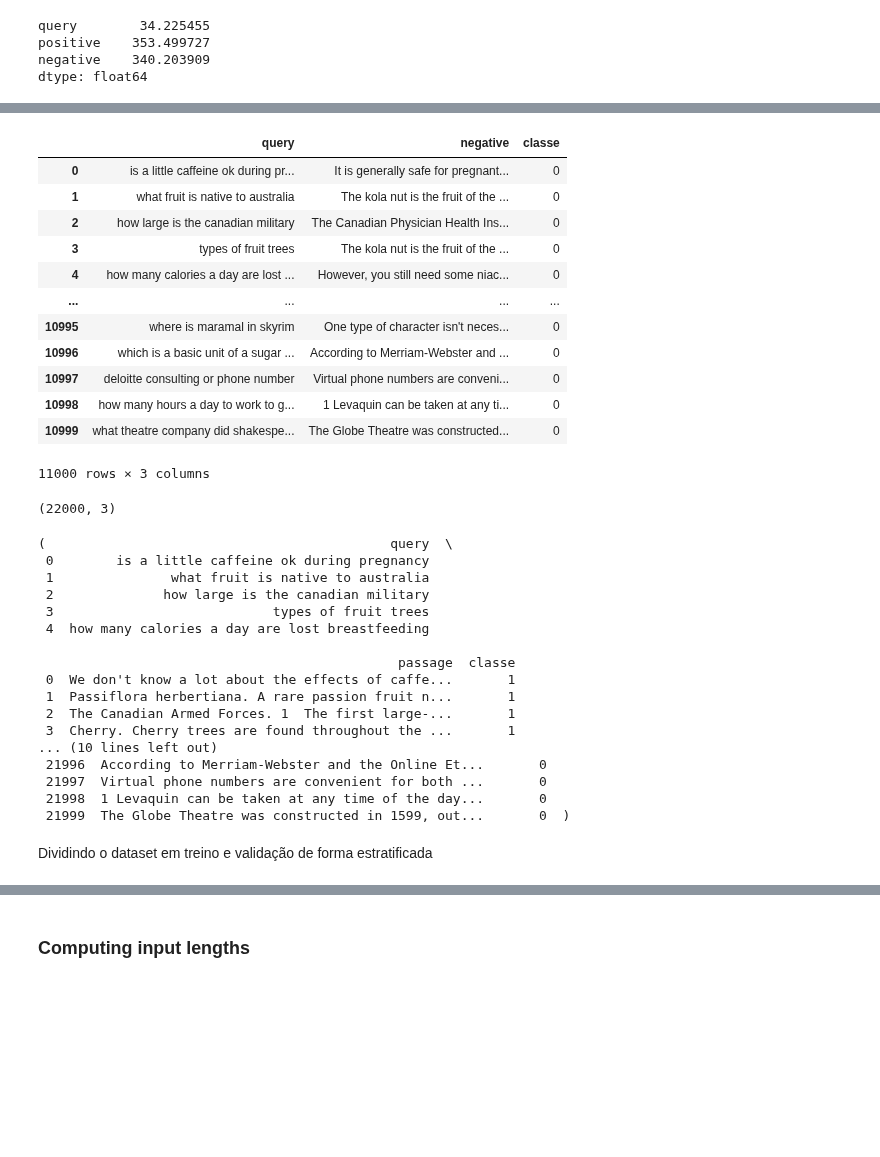
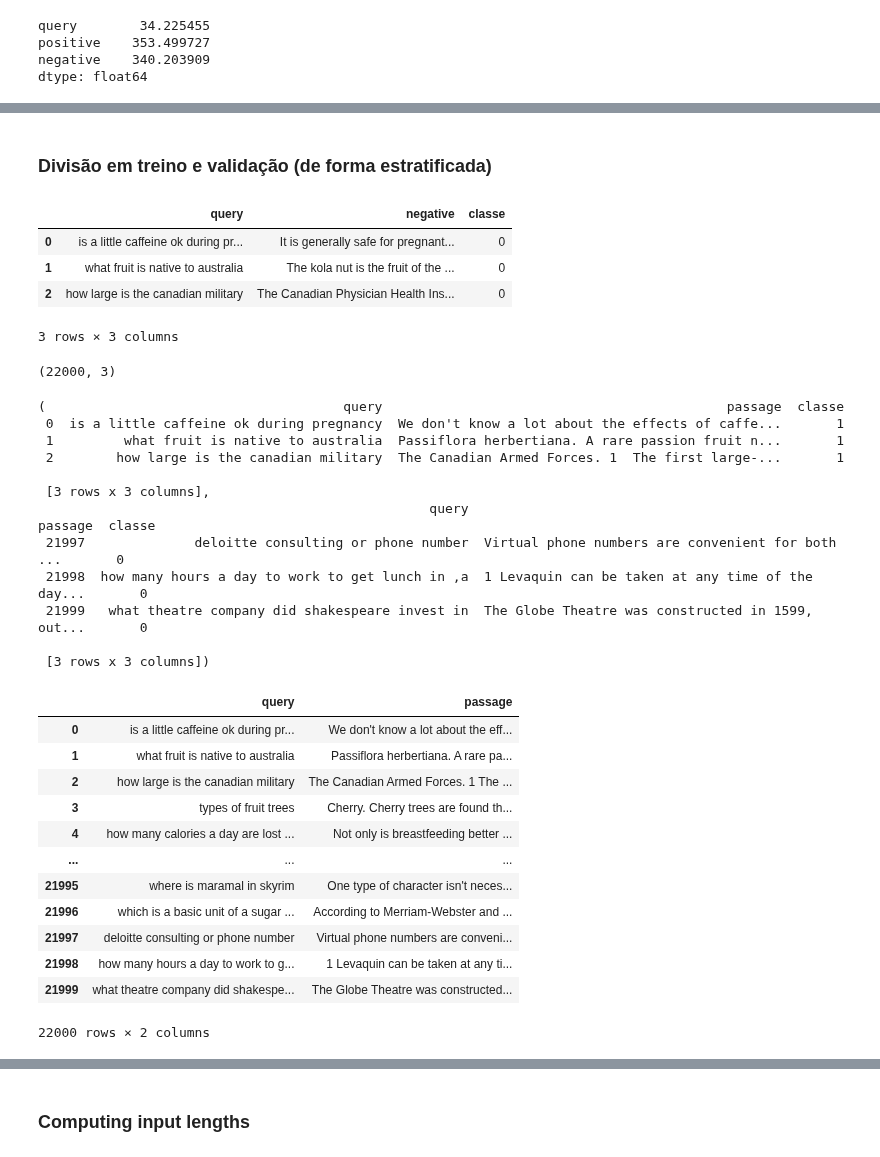
Before and after one commit to marcusborela/deep_learning_em_buscas_unicamp, a Jupyter notebook: code/aula_2_classificacao_de_texto_e_reranqueador.ipynb, the cells around one changed output, grey strips where cells are left out. Saved outputs shown, nothing was run; the diff lists cells and outputs as text; code cells hidden in the pictures; blank space fills up the shorter version.

```diff
--- a/code/aula_2_classificacao_de_texto_e_reranqueador.ipynb
+++ b/code/aula_2_classificacao_de_texto_e_reranqueador.ipynb
@@ -1215,53 +1241,40 @@ df.head()
+# %% [markdown]
+### Divisão em treino e validação (de forma estratificada)
 # %%
 df_data = pd.DataFrame()
 # %%
 df_data['query']=df['query']
 df_data['passage']=df['positive']
 df_data['classe']=1
+# %%
+df[['query','negative']].assign(classe=0).head(3)
+# %% [output]
+|  | query | negative | classe |
+| 0 | is a little caffeine ok during pr... | It is generally safe for pregnant... | 0 |
+| 1 | what fruit is native to australia | The kola nut is the fruit of the ... | 0 |
+| 2 | how large is the canadian military | The Canadian Physician Health Ins... | 0 |
+3 rows × 3 columns
 # %%
 df_data = df_data.append(df[['query','negative']].rename(columns={'negative': 'passage'}).assign(classe=0), ignore_index=True)
-# %%
-df[['query','negative']].assign(classe=0)
-# %% [output]
-|  | query | negative | classe |
-| 0 | is a little caffeine ok during pr... | It is generally safe for pregnant... | 0 |
-| 1 | what fruit is native to australia | The kola nut is the fruit of the ... | 0 |
-| 2 | how large is the canadian military | The Canadian Physician Health Ins... | 0 |
-| 3 | types of fruit trees | The kola nut is the fruit of the ... | 0 |
-| 4 | how many calories a day are lost ... | However, you still need some niac... | 0 |
-| ... | ... | ... | ... |
-| 10995 | where is maramal in skyrim | One type of character isn't neces... | 0 |
-| 10996 | which is a basic unit of a sugar ... | According to Merriam-Webster and ... | 0 |
-| 10997 | deloitte consulting or phone number | Virtual phone numbers are conveni... | 0 |
-| 10998 | how many hours a day to work to g... | 1 Levaquin can be taken at any ti... | 0 |
-| 10999 | what theatre company did shakespe... | The Globe Theatre was constructed... | 0 |
-11000 rows × 3 columns
 # %%
 df_data.shape
 # %% [output]
 (22000, 3)
 # %%
-df_data.head(), df_data.tail()
+df_data.head(3), df_data.tail(3)
 # %% [output]
-(                                            query  \
- 0        is a little caffeine ok during pregnancy
- 1               what fruit is native to australia
- 2              how large is the canadian military
- 3                            types of fruit trees
- 4  how many calories a day are lost breastfeeding
+(                                      query                                            passage  classe
+ 0  is a little caffeine ok during pregnancy  We don't know a lot about the effects of caffe...       1
+ 1         what fruit is native to australia  Passiflora herbertiana. A rare passion fruit n...       1
+ 2        how large is the canadian military  The Canadian Armed Forces. 1  The first large-...       1
 
-                                              passage  classe
- 0  We don't know a lot about the effects of caffe...       1
- 1  Passiflora herbertiana. A rare passion fruit n...       1
- 2  The Canadian Armed Forces. 1  The first large-...       1
- 3  Cherry. Cherry trees are found throughout the ...       1
-... (10 lines left out)
- 21996  According to Merriam-Webster and the Online Et...       0
- 21997  Virtual phone numbers are convenient for both ...       0
- 21998  1 Levaquin can be taken at any time of the day...       0
- 21999  The Globe Theatre was constructed in 1599, out...       0  )
+ [3 rows x 3 columns],
+                                                  query                                            passage  classe
+ 21997              deloitte consulting or phone number  Virtual phone numbers are convenient for both ...       0
+ 21998  how many hours a day to work to get lunch in ,a  1 Levaquin can be taken at any time of the day...       0
+ 21999   what theatre company did shakespeare invest in  The Globe Theatre was constructed in 1599, out...       0
+
+ [3 rows x 3 columns])
-# %% [markdown]
-Dividindo o dataset em treino e validação de forma estratificada
 # %%
 from sklearn.model_selection import train_test_split
 # %%
@@ -1268,0 +1282,16 @@ hparam['percent_test_size'] = .15 #@param [.10, .15, .20] {type:'raw')
+# %%
+df_data[['query','passage']]
+# %% [output]
+|  | query | passage |
+| 0 | is a little caffeine ok during pr... | We don't know a lot about the eff... |
+| 1 | what fruit is native to australia | Passiflora herbertiana. A rare pa... |
+| 2 | how large is the canadian military | The Canadian Armed Forces. 1 The ... |
+| 3 | types of fruit trees | Cherry. Cherry trees are found th... |
+| 4 | how many calories a day are lost ... | Not only is breastfeeding better ... |
+| ... | ... | ... |
+| 21995 | where is maramal in skyrim | One type of character isn't neces... |
+| 21996 | which is a basic unit of a sugar ... | According to Merriam-Webster and ... |
+| 21997 | deloitte consulting or phone number | Virtual phone numbers are conveni... |
+| 21998 | how many hours a day to work to g... | 1 Levaquin can be taken at any ti... |
+| 21999 | what theatre company did shakespe... | The Globe Theatre was constructed... |
+22000 rows × 2 columns
```
Also changed, not shown: parts of 97 cells of this notebook.
